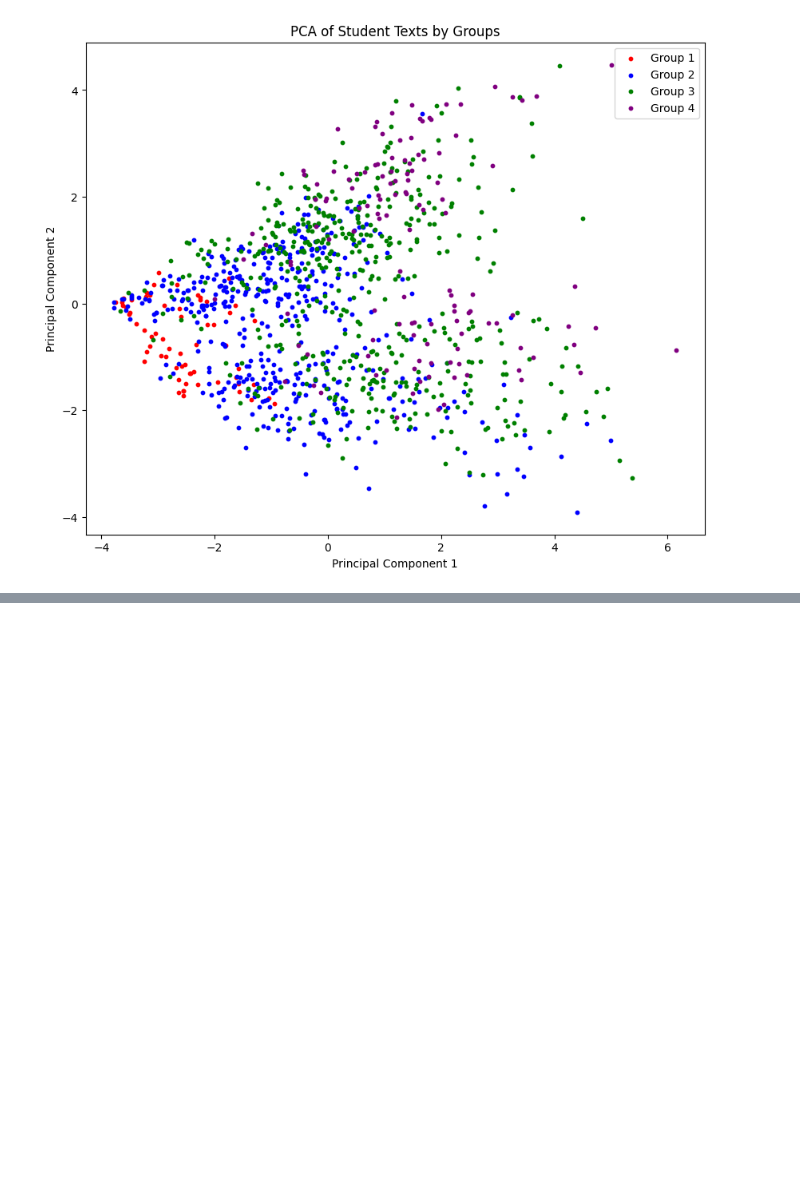
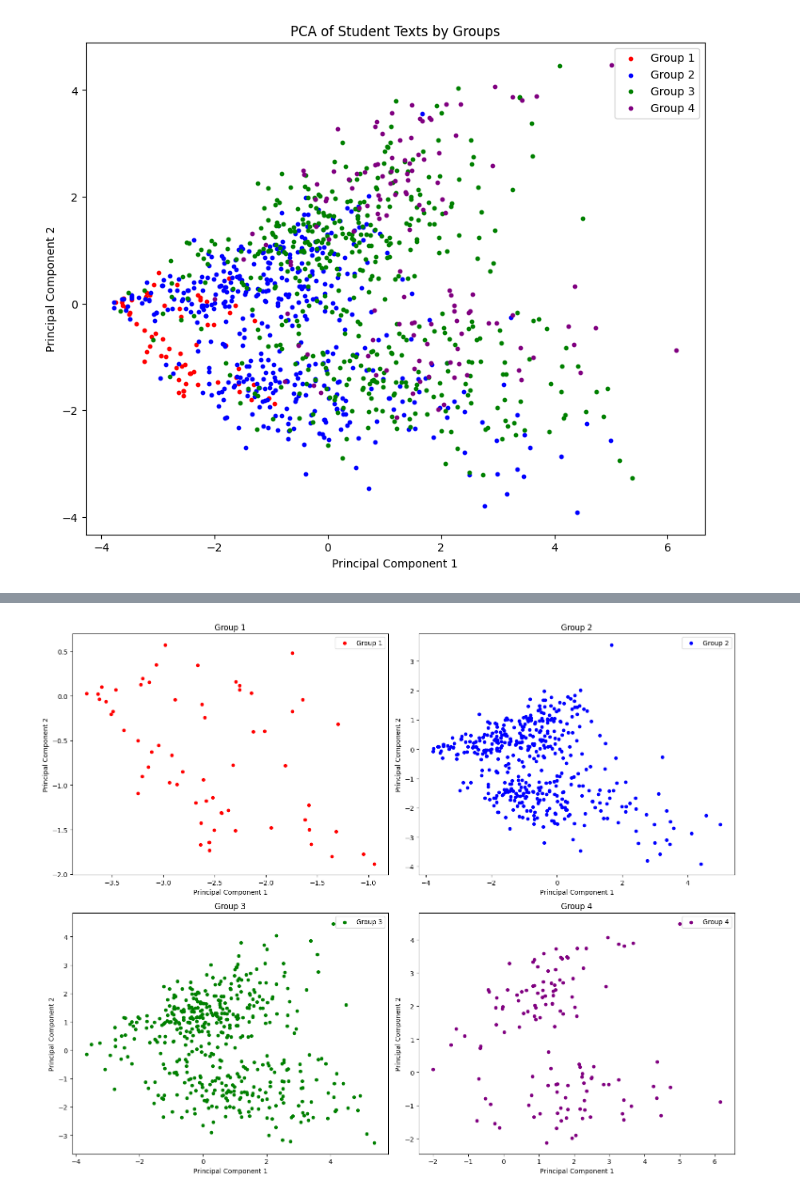
Before and after one commit to Vakhranev/MDB, a Jupyter notebook: PCA of Student Texts by Groups.ipynb, the cells around one changed output, grey strips where cells are left out. Drawn from its saved outputs; the diff is of its cells as text; code cells hidden in the pictures; blank space fills up the shorter version.

```diff
--- a/PCA of Student Texts by Groups.ipynb
+++ b/PCA of Student Texts by Groups.ipynb
@@ -68,3 +68,75 @@ plt.legend()
 plt.show()
 # %% [output]
 [figure]
+# %%
+import os
+import glob
+import string
+import pandas as pd
+from sklearn.decomposition import PCA
+from sklearn.feature_extraction.text import CountVectorizer
+import matplotlib.pyplot as plt
+from pymystem3 import Mystem
+
+# Initialize Mystem
+mystem = Mystem()
+
+# Folder path with students' texts
+students_path = r"Students_texts"
+
+def lemmatize_text(text):
+    lemmas = mystem.lemmatize(text)
+    lemmas = [lemma.strip() for lemma in lemmas if lemma.strip() not in string.punctuation]
+    return list(set(lemmas))
+
+# Collect unique lemmas for each file
+all_texts = {'A1': [], 'A2': [], 'B1': [], 'B2': []}
+folders = ["A1", "A2", "B1", "B2"]
+
+for folder in folders:
+    folder_path = os.path.join(students_path, folder)
+    for file_path in glob.glob(folder_path + "/*.txt"):
+        with open(file_path, "r", encoding='utf-8') as file:
+            text = file.read()
+            unique_lemmas = lemmatize_text(text)
+            all_texts[folder].append(' '.join(unique_lemmas))
+
+# Combine all texts for vectorization
+texts_combined = []
+labels = []
+
+for level in folders:
+    texts_combined.extend(all_texts[level])
+    labels.extend([level] * len(all_texts[level]))
+
+# Create a CountVectorizer instance to convert text to a matrix of token counts
+vectorizer = CountVectorizer()
+X = vectorizer.fit_transform(texts_combined)
+
+# Apply PCA
+pca = PCA(n_components=2)
+X_pca = pca.fit_transform(X.toarray())
+
+# Define the mapping from original labels to group names and colors
+label_mapping = {'A1': 'Group 1', 'A2': 'Group 2', 'B1': 'Group 3', 'B2': 'Group 4'}
+colors = {'Group 1': 'red', 'Group 2': 'blue', 'Group 3': 'green', 'Group 4': 'purple'}
+
+# Plot the PCA results in separate plots for each group
+fig, axes = plt.subplots(2, 2, figsize=(15, 12))
+
+group_labels = ['Group 1', 'Group 2', 'Group 3', 'Group 4']
+axes_flat = axes.flatten()
+
+for i, level in enumerate(folders):
+    group_label = label_mapping[level]
+    idxs = [i for i, label in enumerate(labels) if label == level]
+    ax = axes_flat[i]
+    ax.scatter(X_pca[idxs, 0], X_pca[idxs, 1], c=colors[group_label], label=group_label, s=20)
+    ax.set_title(group_label)
+    ax.set_xlabel('Principal Component 1')
+    ax.set_ylabel('Principal Component 2')
+    ax.legend()
+
+plt.tight_layout()
+plt.show()
+# %% [output]
@@ -70,0 +144 @@ plt.show()
+[figure, added]
```
Also changed, not shown: parts of 1 cell of this notebook.
